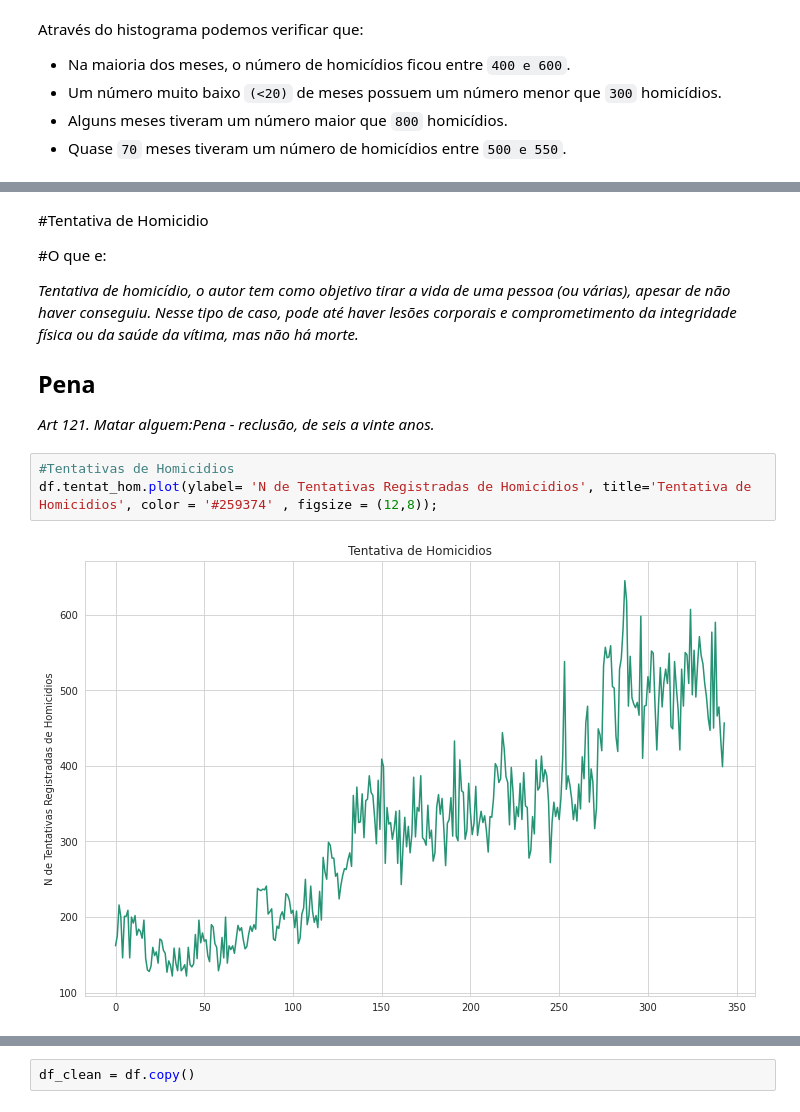
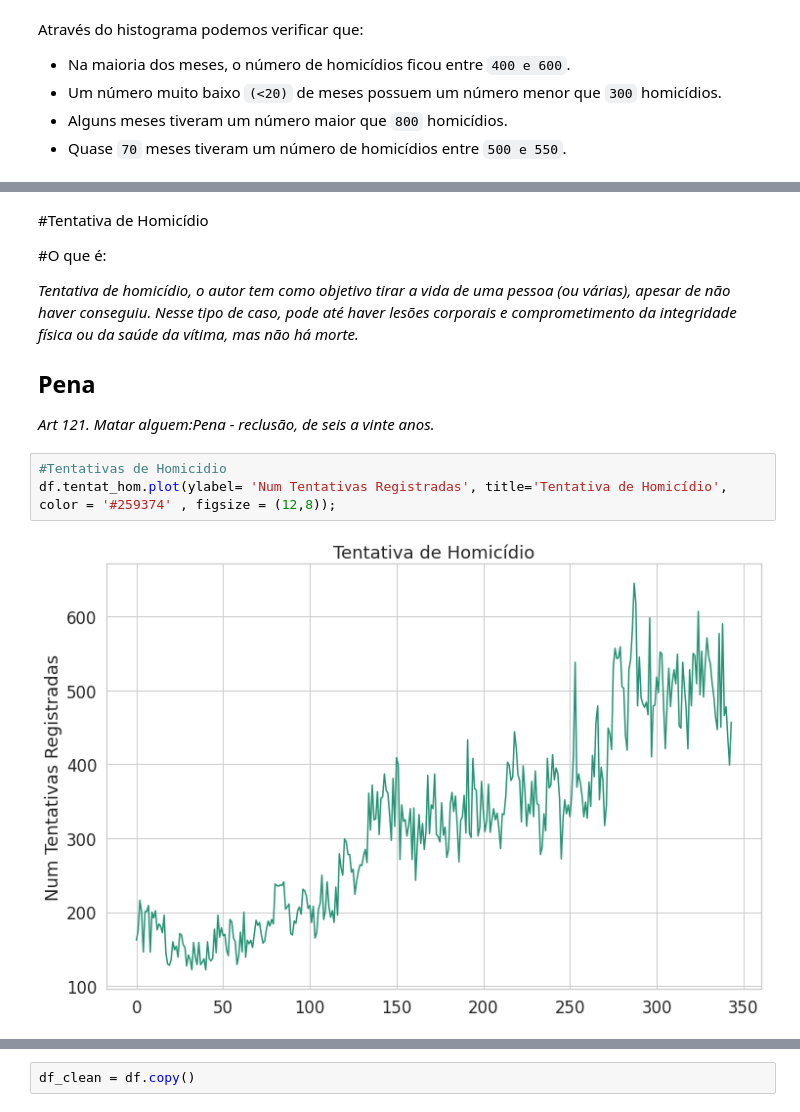
Before and after one commit to LuccaMello7/AnaliseCriminalidadeEstadoDoRJ, a Jupyter notebook: RioAnalysis.ipynb, the cells around one changed output, grey strips where cells are left out. Drawn from its saved outputs; the diff is of its cells as text.

```diff
--- a/RioAnalysis.ipynb
+++ b/RioAnalysis.ipynb
@@ -352,17 +354,17 @@ df.roubo_transeunte.plot(ylabel= 'Qtd Roubos', title='Roubo a Transeunte', color
 # %% [markdown]
-#Tentativa de Homicidio
+#Tentativa de Homicídio
 
-#O que e:
+#O que é:
 
 *Tentativa de homicídio, o autor tem como objetivo tirar a vida de uma pessoa (ou várias), apesar de não haver conseguiu. Nesse tipo de caso, pode até haver lesões corporais e comprometimento da integridade física ou da saúde da vítima, mas não há morte.*
 
 ## Pena
 *Art 121. Matar alguem:Pena - reclusão, de seis a vinte anos.*
 # %%
-#Tentativas de Homicidios
-df.tentat_hom.plot(ylabel= 'N de Tentativas Registradas de Homicidios', title='Tentativa de Homicidios', color = '#259374' , figsize = (12,8));
+#Tentativas de Homicidio
+df.tentat_hom.plot(ylabel= 'Num Tentativas Registradas', title='Tentativa de Homicídio', color = '#259374' , figsize = (12,8));
 # %% [output]
-[figure, old version]
+[figure, new version]
 # %% [markdown]
 #Comparativo entre Roubos e Furtos do Estado do Rio de Janeiro
 
```
Also changed, not shown: parts of 25 cells of this notebook.
